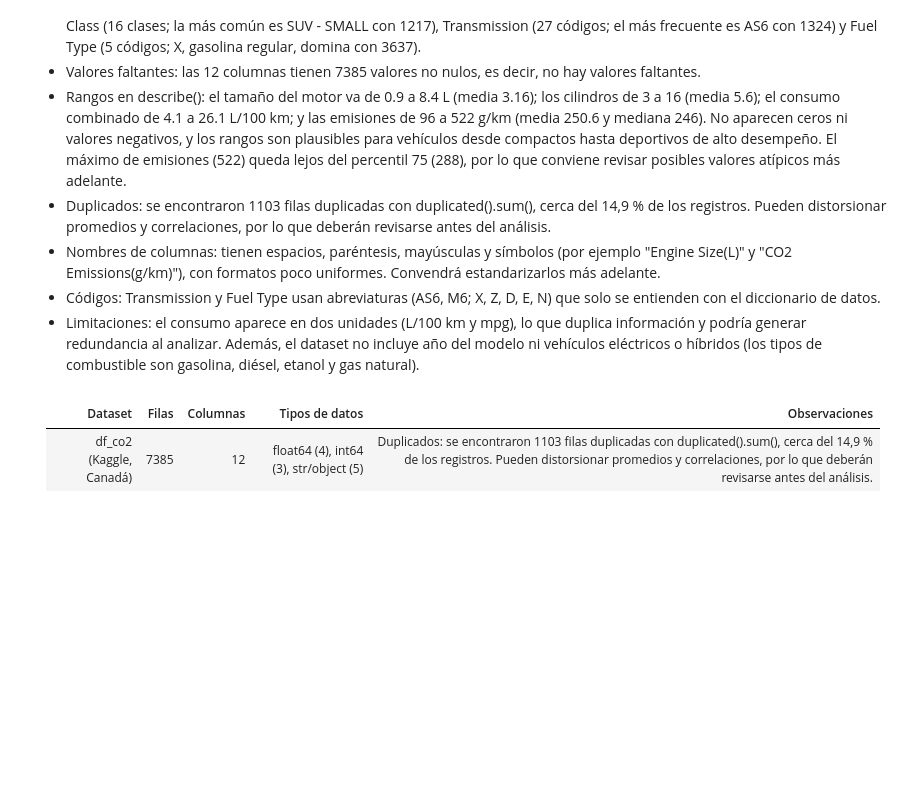
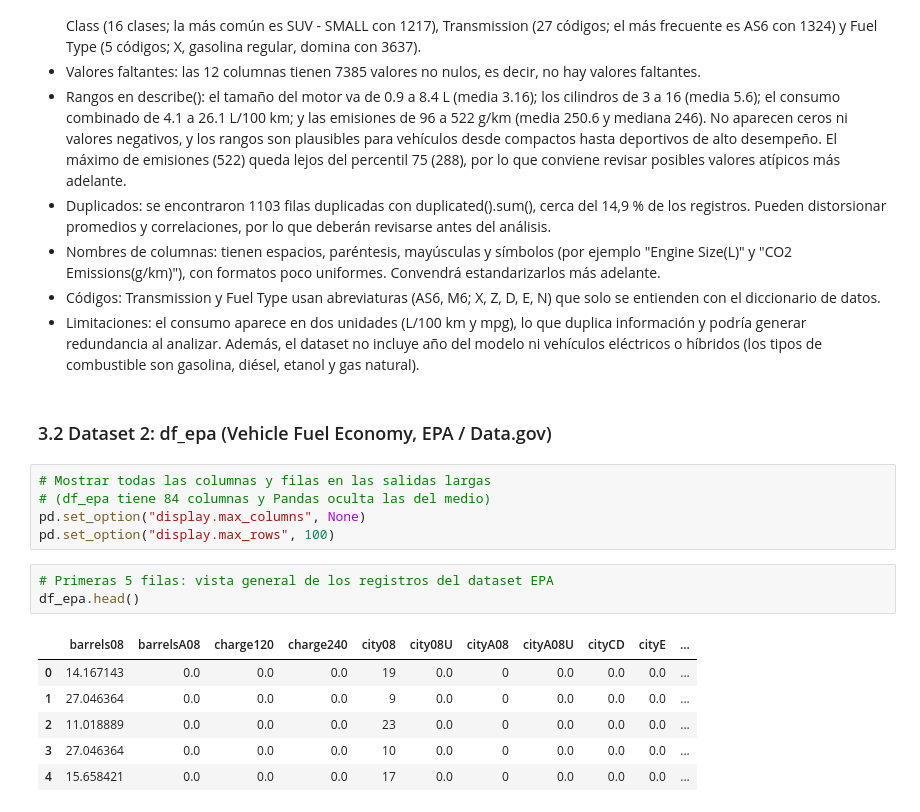
Before and after one commit to Sehuto96/emisiones-vehiculos-diagnostico, a Jupyter notebook: notebooks/diagnostico_calidad.ipynb, the cells around one changed output. Saved outputs shown, nothing was run; the diff lists cells and outputs as text; blank space fills up the shorter version.

Commit message:
inspección estructural del dataset 2 (df_epa)

```diff
--- a/notebooks/diagnostico_calidad.ipynb
+++ b/notebooks/diagnostico_calidad.ipynb
@@ -166,7 +172,20 @@ np.int64(1103)
 - Nombres de columnas: tienen espacios, paréntesis, mayúsculas y símbolos (por ejemplo "Engine Size(L)" y "CO2 Emissions(g/km)"), con formatos poco uniformes. Convendrá estandarizarlos más adelante.
 - Códigos: Transmission y Fuel Type usan abreviaturas (AS6, M6; X, Z, D, E, N) que solo se entienden con el diccionario de datos.
 - Limitaciones: el consumo aparece en dos unidades (L/100 km y mpg), lo que duplica información y podría generar redundancia al analizar. Además, el dataset no incluye año del modelo ni vehículos eléctricos o híbridos (los tipos de combustible son gasolina, diésel, etanol y gas natural).
-# %% [markdown]
-| Dataset | Filas | Columnas | Tipos de datos | Observaciones |
-|---|---|---|---|---|
-| df_co2 (Kaggle, Canadá) | 7385 | 12 | float64 (4), int64 (3), str/object (5) | Duplicados: se encontraron 1103 filas duplicadas con duplicated().sum(), cerca del 14,9 % de los registros. Pueden distorsionar promedios y correlaciones, por lo que deberán revisarse antes del análisis. |
+# %% [markdown]
+### 3.2 Dataset 2: df_epa (Vehicle Fuel Economy, EPA / Data.gov)
+# %%
+# Mostrar todas las columnas y filas en las salidas largas
+# (df_epa tiene 84 columnas y Pandas oculta las del medio)
+pd.set_option("display.max_columns", None)
+pd.set_option("display.max_rows", 100)
+# %%
+# Primeras 5 filas: vista general de los registros del dataset EPA
+df_epa.head()
+# %% [output]
+|  | barrels08 | barrelsA08 | charge120 | charge240 | city08 | city08U | cityA08 | cityA08U | cityCD | cityE | ... |
+| 0 | 14.167143 | 0.0 | 0.0 | 0.0 | 19 | 0.0 | 0 | 0.0 | 0.0 | 0.0 | ... |
+| 1 | 27.046364 | 0.0 | 0.0 | 0.0 | 9 | 0.0 | 0 | 0.0 | 0.0 | 0.0 | ... |
+| 2 | 11.018889 | 0.0 | 0.0 | 0.0 | 23 | 0.0 | 0 | 0.0 | 0.0 | 0.0 | ... |
+| 3 | 27.046364 | 0.0 | 0.0 | 0.0 | 10 | 0.0 | 0 | 0.0 | 0.0 | 0.0 | ... |
+| 4 | 15.658421 | 0.0 | 0.0 | 0.0 | 17 | 0.0 | 0 | 0.0 | 0.0 | 0.0 | ... |
```
Also changed, not shown: parts of 19 cells of this notebook.
